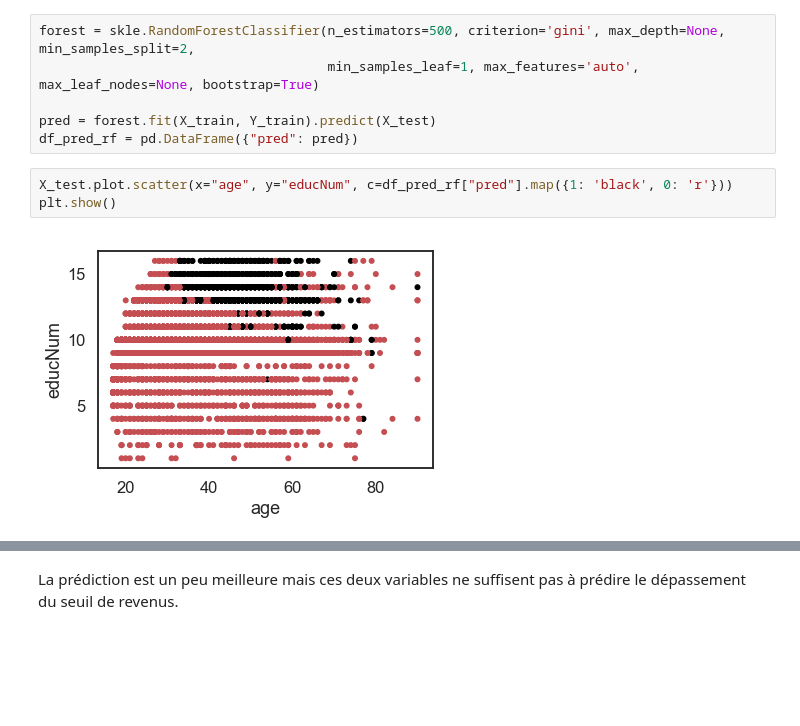
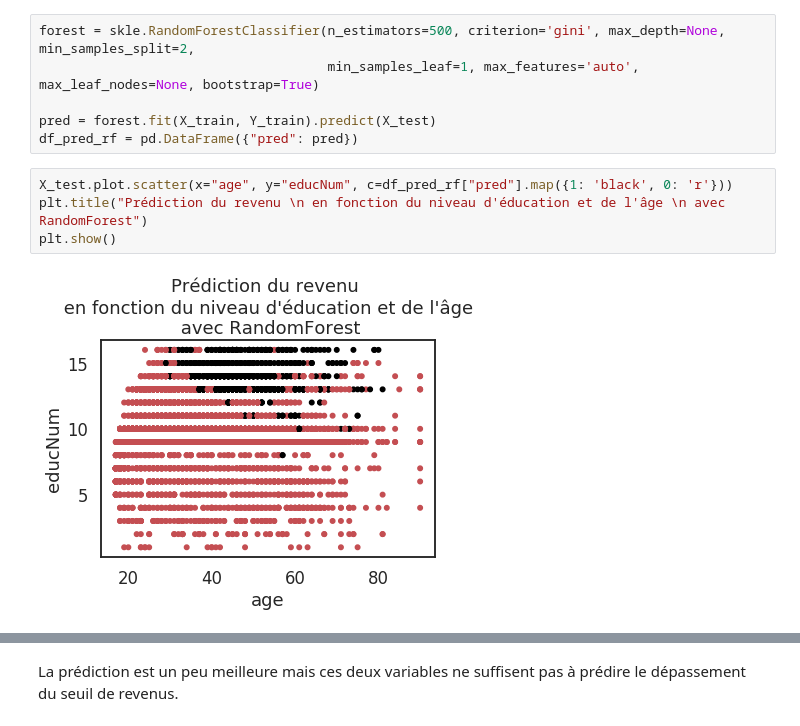
Before and after one commit to PaulCharnay/Exploration, a Jupyter notebook: Explo-Python-AdultCensus.ipynb, the cells around one changed output, grey strips where cells are left out. Cells and saved outputs as stored; diff of their text form; blank space fills up the shorter version.

```diff
--- a/Explo-Python-AdultCensus.ipynb
+++ b/Explo-Python-AdultCensus.ipynb
@@ -466,9 +479,10 @@ pred = forest.fit(X_train, Y_train).predict(X_test)
 df_pred_rf = pd.DataFrame({"pred": pred})
 # %%
 X_test.plot.scatter(x="age", y="educNum", c=df_pred_rf["pred"].map({1: 'black', 0: 'r'}))
+plt.title("Prédiction du revenu \n en fonction du niveau d'éducation et de l'âge \n avec RandomForest")
 plt.show()
 # %% [output]
-[figure, old version]
+[figure, new version]
 # %%
 table = pd.crosstab(pred, Y_test, rownames=["Prédiction"], colnames=["Vraie valeur"], normalize=False)
 table_norm = pd.crosstab(pred, Y_test, rownames=["Prédiction"], colnames=["Vraie valeur"], normalize="all")
```
Also changed, not shown: parts of 26 cells of this notebook.
